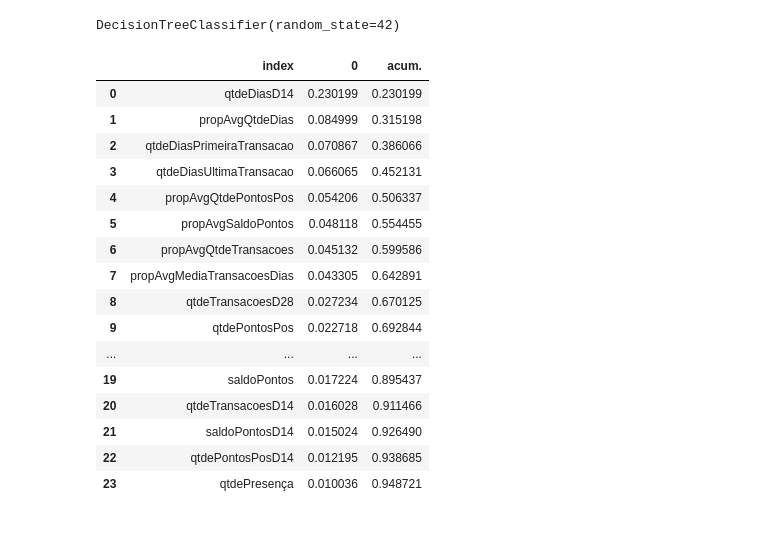
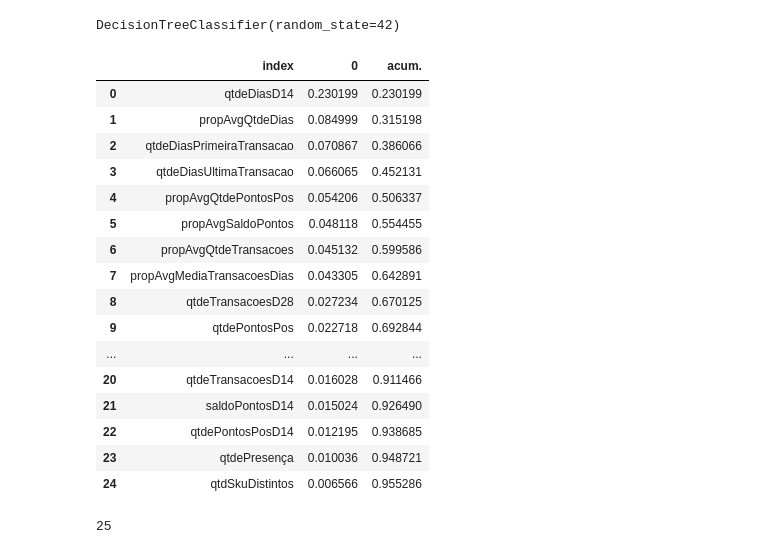
Before and after one commit to renancasalle/ml-4-poneis, a Jupyter notebook: churn/train.ipynb, the cells around one changed output. Drawn from its saved outputs; the diff is of its cells as text; code cells hidden in the pictures.

```diff
--- a/churn/train.ipynb
+++ b/churn/train.ipynb
@@ -132,26 +135,31 @@ import matplotlib.pyplot as plt
 # %%
 feature_importances = (pd.Series(model_tree.feature_importances_, index=X_train.columns)
                        .sort_values(ascending=False)
                        .reset_index()
                        )
 
 feature_importances['acum.'] = feature_importances[0].cumsum()
-feature_importances[feature_importances[0] > 0.01]
+feature_importances[feature_importances['acum.'] < 0.96]
 # %% [output]
 |  | index | 0 | acum. |
 | 0 | qtdeDiasD14 | 0.230199 | 0.230199 |
 | 1 | propAvgQtdeDias | 0.084999 | 0.315198 |
 | 2 | qtdeDiasPrimeiraTransacao | 0.070867 | 0.386066 |
 | 3 | qtdeDiasUltimaTransacao | 0.066065 | 0.452131 |
 | 4 | propAvgQtdePontosPos | 0.054206 | 0.506337 |
 | 5 | propAvgSaldoPontos | 0.048118 | 0.554455 |
 | 6 | propAvgQtdeTransacoes | 0.045132 | 0.599586 |
 | 7 | propAvgMediaTransacoesDias | 0.043305 | 0.642891 |
 | 8 | qtdeTransacoesD28 | 0.027234 | 0.670125 |
 | 9 | qtdePontosPos | 0.022718 | 0.692844 |
 | ... | ... | ... | ... |
-| 19 | saldoPontos | 0.017224 | 0.895437 |
 | 20 | qtdeTransacoesD14 | 0.016028 | 0.911466 |
 | 21 | saldoPontosD14 | 0.015024 | 0.926490 |
 | 22 | qtdePontosPosD14 | 0.012195 | 0.938685 |
 | 23 | qtdePresença | 0.010036 | 0.948721 |
+| 24 | qtdSkuDistintos | 0.006566 | 0.955286 |
+# %%
+best_features = (feature_importances['acum.'] < 0.96).sum()
+best_features
+# %% [output]
+25
```
Also changed, not shown: parts of 5 cells of this notebook, 1 other file.
